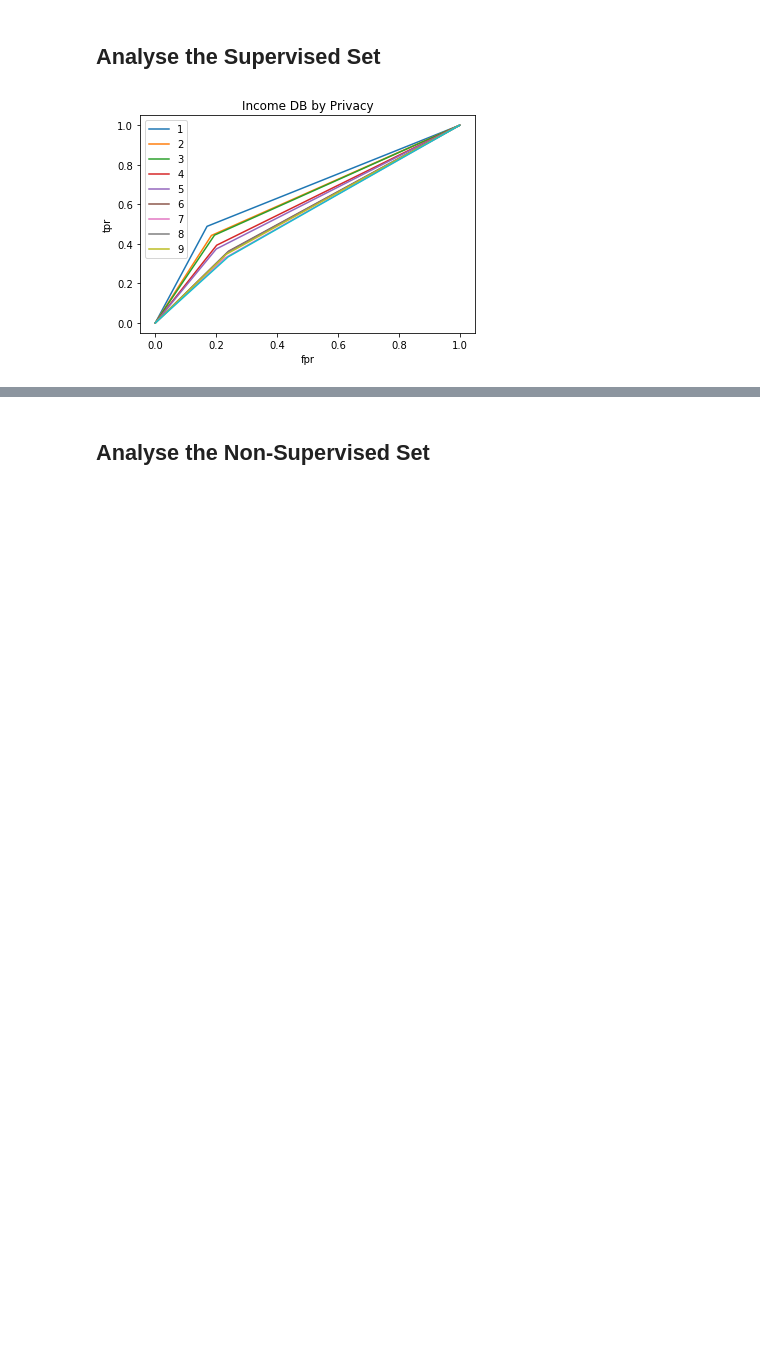
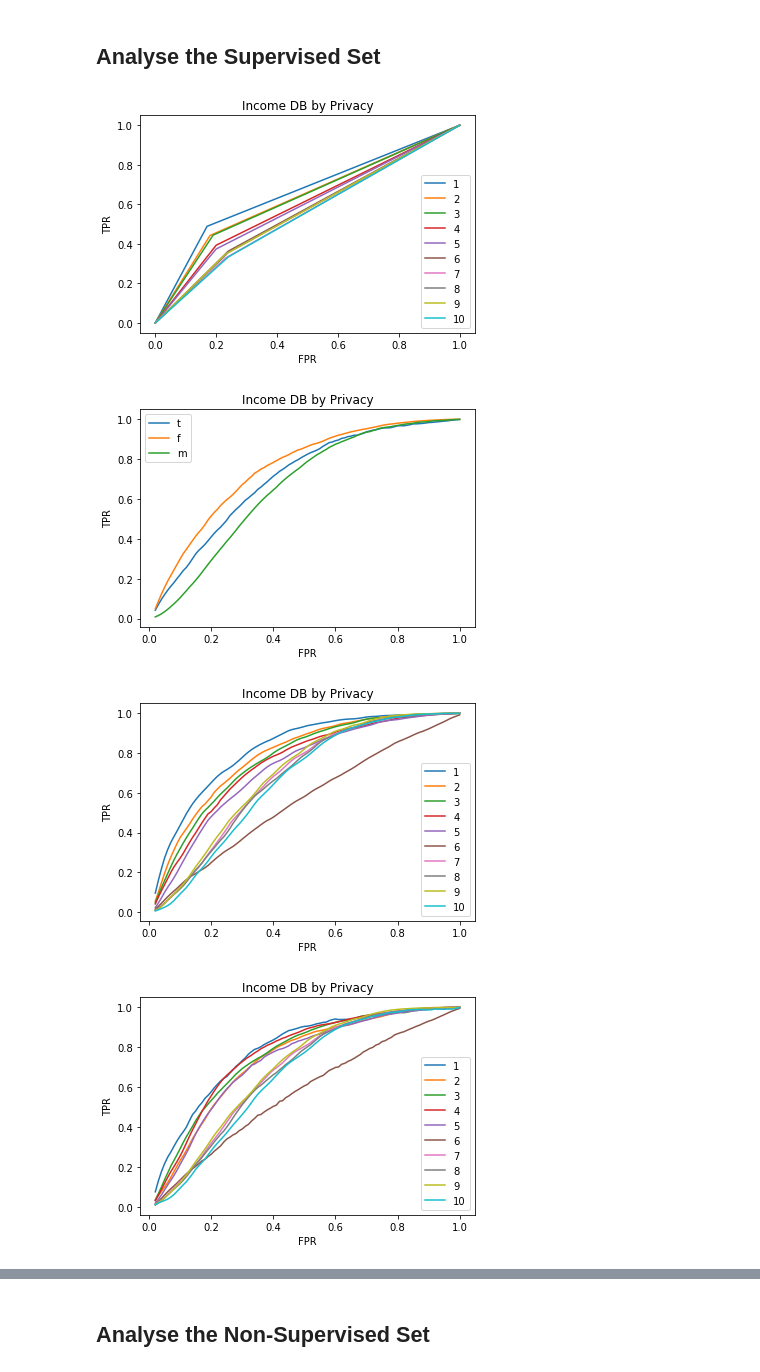
Before and after one commit to jwzinser/Tesis, a Jupyter notebook: final/privacy_data.ipynb, the cells around one changed output, grey strips where cells are left out. Saved outputs shown, nothing was run; the diff lists cells and outputs as text; code cells hidden in the pictures; blank space fills up the shorter version.

Commit message:
adds group by to rocs by case

```diff
--- a/final/privacy_data.ipynb
+++ b/final/privacy_data.ipynb
@@ -20,10 +20,20 @@ Why is it important to make data public?
 Data privacy exists because making data public is important, and it has to be taken care of before making it public. Open-Data is a term that refers to the action of Public or Private Institutions making their Data Public, and usually it helps to improve public policy and public services. An open data culture enhaces collaboration, participation and social innovation European Data Portal and Janssen, Marijin et al.
 # %% [markdown]
 ## Analyse the Supervised Set
-# %%
-from sanitization_tools import *
-supervised_results = pn.read_csv("model_scores_roc.csv")
-rocs_by_case(supervised_results, {"real": ["t"], "uniform": 1, "uniform2":1, "model": "tree"},
-                {"privacy":[i for i in range(1,11)]}, savefig=False, title="by Privacy")
-# %% [output]
-[figure, removed]
+# %%
+from sanitization_tools import *
+supervised_results = pn.read_csv("model_scores_roc.csv")
+rocs_by_case(supervised_results, {"real": ["t"], "uniform": 1, "uniform2":1, "model": "tree"},
+                {"privacy":[i for i in range(1,11)]}, savefig=False, title="by Privacy")
+rocs_by_case(supervised_results, {"uniform":1, "uniform2":1},{"real":["t","f","m"]}, savefig=False, title="by Privacy")
+rocs_by_case(supervised_results, {"real":"t", "uniform":1, "uniform2":1},{"privacy":[i for i in range(1,11)]}, savefig=False, title="by Privacy")
+rocs_by_case(supervised_results, {"real":"t", "uniform":0, "uniform2":0},{"privacy":[i for i in range(1,11)]}, savefig=False, title="by Privacy")
+rocs_by_case(supervised_results, {"real":"f", "uniform":1, "uniform2":1},{"privacy":[i for i in range(1,11)]}, savefig=False, title="by Privacy")
+rocs_by_case(supervised_results, {"real":"f", "uniform":0, "uniform2":0},{"privacy":[i for i in range(1,11)]}, savefig=False, title="by Privacy")
+rocs_by_case(supervised_results, {"real":"m", "uniform":1, "uniform2":1},{"privacy":[i for i in range(1,11)]}, savefig=False, title="by Privacy")
+rocs_by_case(supervised_results, {"real":"m", "uniform":0, "uniform2":0},{"privacy":[i for i in range(1,11)]}, savefig=False, title="by Privacy")
+# %% [output]
+[figure, added]
+[figure, added]
+[figure, added]
+[figure, added]
```
Also changed, not shown: parts of 1 cell of this notebook.
